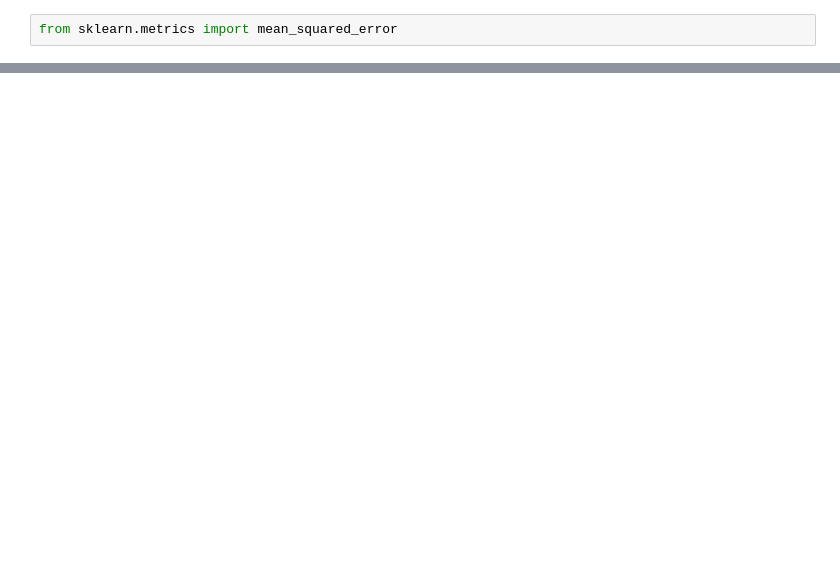
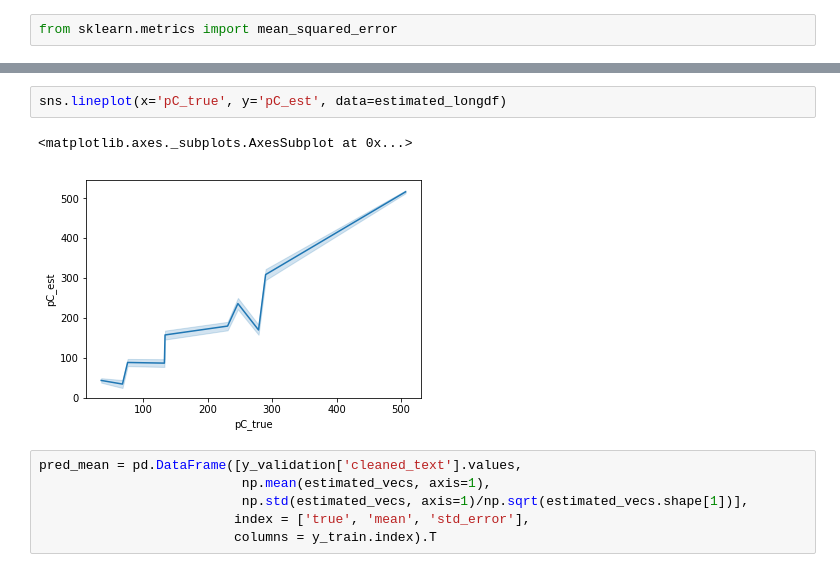
Before and after one commit to agomezlievano/HopkinsKing2010, a Jupyter notebook: HK_0002_testing_the_module.ipynb, the cells around one changed output, grey strips where cells are left out. Drawn from its saved outputs; the diff is of its cells as text; blank space fills up the shorter version.

```diff
--- a/HK_0002_testing_the_module.ipynb
+++ b/HK_0002_testing_the_module.ipynb
@@ -285,0 +266,11 @@ where matrices $\mathbf{H}$ and $\mathbf{V}$ are dimensionality reduction matric
+# %%
+sns.lineplot(x='pC_true', y='pC_est', data=estimated_longdf)
+# %% [output]
+<matplotlib.axes._subplots.AxesSubplot at 0x...>
+[figure, added]
+# %%
+pred_mean = pd.DataFrame([y_validation['cleaned_text'].values,
+                          np.mean(estimated_vecs, axis=1),
+                          np.std(estimated_vecs, axis=1)/np.sqrt(estimated_vecs.shape[1])],
+                         index = ['true', 'mean', 'std_error'],
+                         columns = y_train.index).T
```
Also changed, not shown: parts of 56 cells of this notebook, 4 other files.
